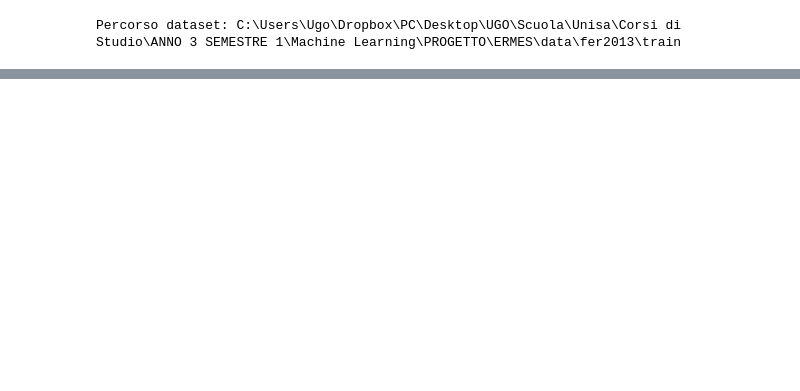
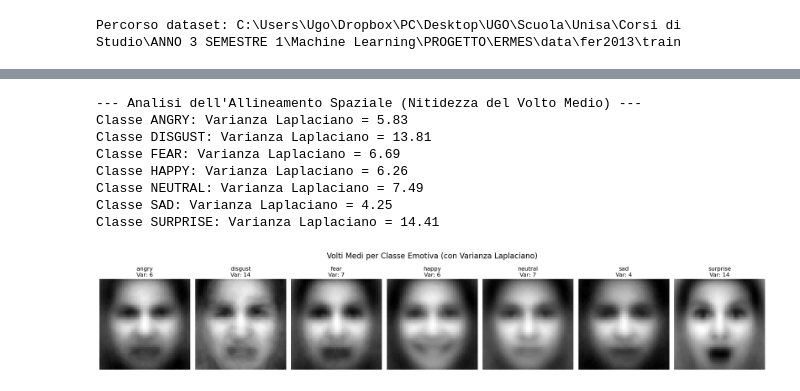
Before and after one commit to UgoManzoED/E.R.M.E.S., a Jupyter notebook: notebooks/01_EDA_Data_Analysis.ipynb, the cells around one changed output, grey strips where cells are left out. Drawn from its saved outputs; the diff is of its cells as text; code cells hidden in the pictures; blank space fills up the shorter version.

```diff
--- a/notebooks/01_EDA_Data_Analysis.ipynb
+++ b/notebooks/01_EDA_Data_Analysis.ipynb
@@ -116,0 +272,52 @@ Risoluzioni rilevate nel dataset (H, W, Channels): {(48, 48, 3)}
+# %%
+"""
+Modulo di Analisi dei Pattern Spaziali (Average Faces).
+
+Obiettivo: Verificare l'allineamento geometrico dei volti nel dataset.
+Metodologia: Somma tutte le immagini di una classe per creare un volto medio.
+Successivamente, applica il filtro Laplaciano al volto medio per calcolarne
+la Varianza (metrica di nitidezza). Una bassa varianza numerica indica
+un alto grado di sfocatura (volti non allineati).
+"""
+
+print("--- Analisi dell'Allineamento Spaziale (Nitidezza del Volto Medio) ---")
+fig, axes = plt.subplots(1, len(emotions), figsize=(20, 4))
+fig.suptitle('Volti Medi per Classe Emotiva (con Varianza Laplaciano)', fontsize=16)
+
+for i, emotion in enumerate(emotions):
+    emotion_path = base_dir / emotion
+    all_images = list(emotion_path.glob('*'))
+
+    avg_img = np.zeros((48, 48), dtype=np.float64)
+    valid_images = 0
+
+    for img_path in all_images:
+        img = cv2.imread(str(img_path), cv2.IMREAD_GRAYSCALE)
+        if img is not None:
+            avg_img += img
+            valid_images += 1
+
+    avg_img = (avg_img / valid_images).astype(np.uint8)
+
+    # Calcolo della Metrica di Blur (Varianza del Laplaciano)
+    laplacian_var = cv2.Laplacian(avg_img, cv2.CV_64F).var()
+    print(f"Classe {emotion.upper()}: Varianza Laplaciano = {laplacian_var:.2f}")
+
+    axes[i].imshow(avg_img, cmap='gray')
+    axes[i].set_title(f"{emotion}\nVar: {laplacian_var:.0f}")
+    axes[i].axis('off')
+
+plt.tight_layout()
+plt.subplots_adjust(top=0.85)
+plt.savefig('average_faces.svg', format='svg', bbox_inches='tight')
+plt.show()
+# %% [output]
+--- Analisi dell'Allineamento Spaziale (Nitidezza del Volto Medio) ---
+Classe ANGRY: Varianza Laplaciano = 5.83
+Classe DISGUST: Varianza Laplaciano = 13.81
+Classe FEAR: Varianza Laplaciano = 6.69
+Classe HAPPY: Varianza Laplaciano = 6.26
+Classe NEUTRAL: Varianza Laplaciano = 7.49
+Classe SAD: Varianza Laplaciano = 4.25
+Classe SURPRISE: Varianza Laplaciano = 14.41
+[figure, added]
```
Also changed, not shown: parts of 11 cells of this notebook.
